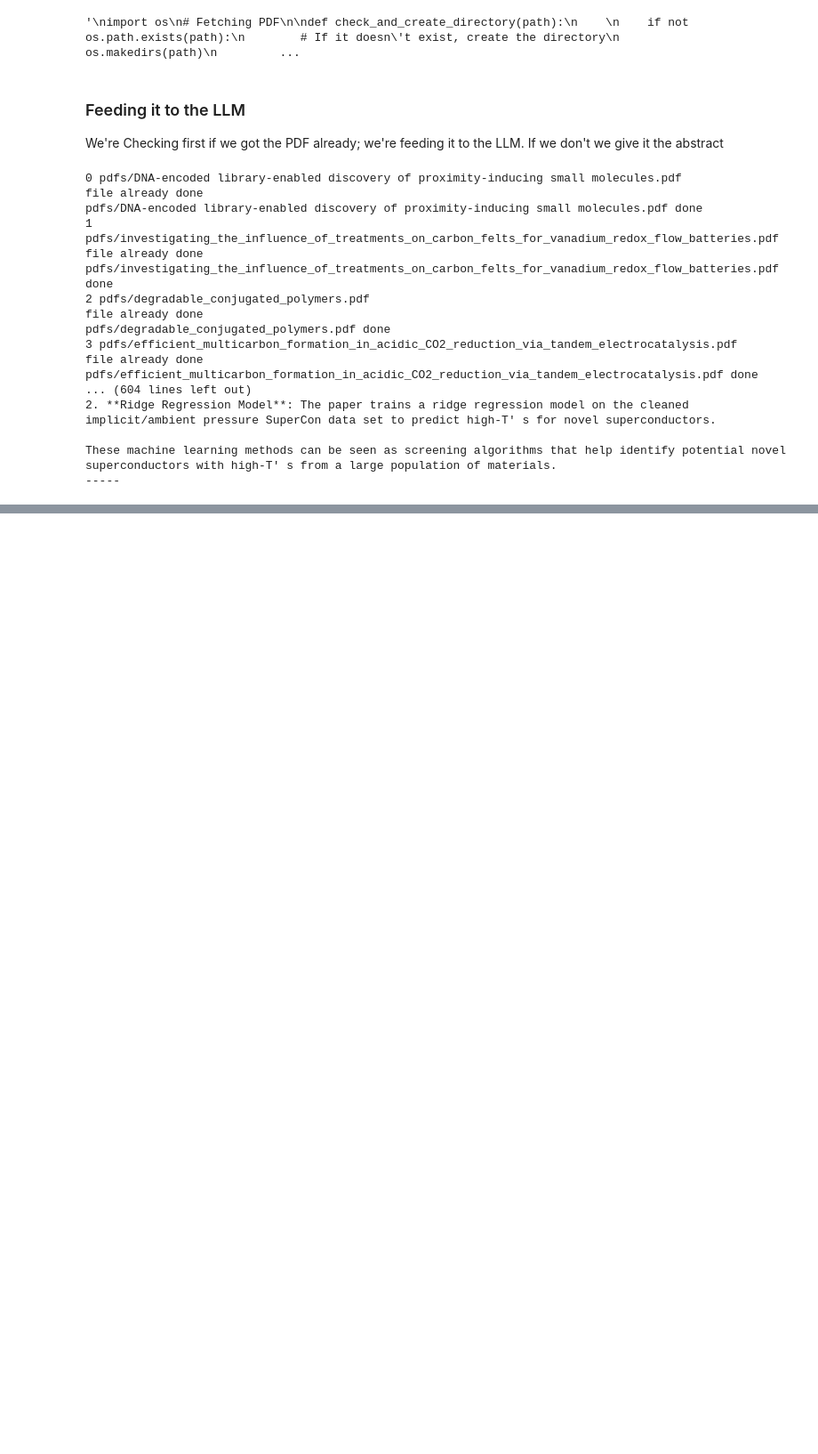
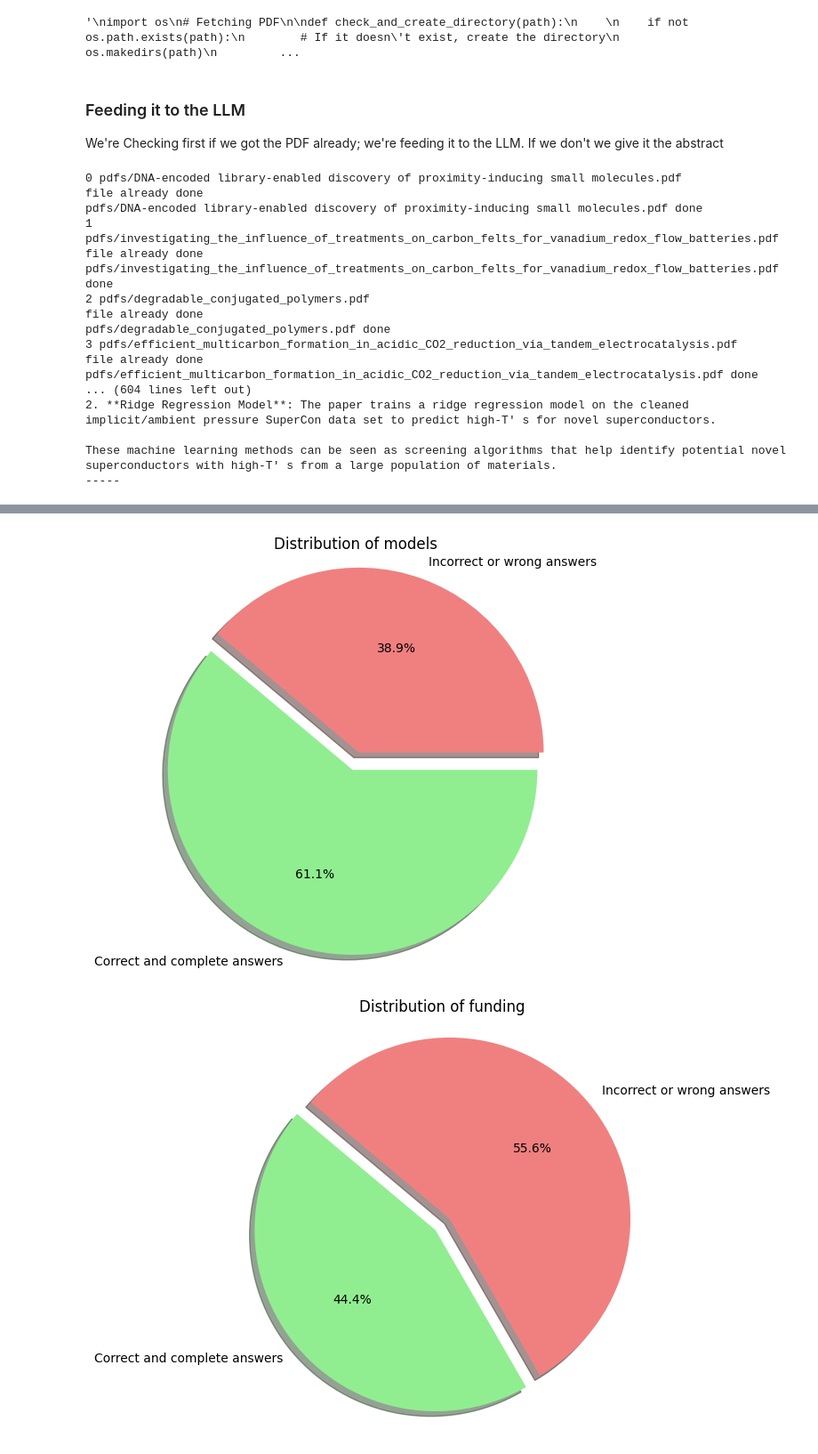
Before and after one commit to AccelerationConsortium/spock, a Jupyter notebook: examples/example.ipynb, the cells around one changed output, grey strips where cells are left out. Shown at 89% size. Drawn from its saved outputs; the diff is of its cells as text; code cells hidden in the pictures; blank space fills up the shorter version.

```diff
--- a/examples/example.ipynb
+++ b/examples/example.ipynb
@@ -547,3 +547,51 @@ pdfs/efficient_multicarbon_formation_in_acidic_CO2_reduction_via_tandem_electroc
 
 These machine learning methods can be seen as screening algorithms that help identify potential novel superconductors with high-T' s from a large population of materials.
 -----
+# %%
+!pip install matplotlib
+
+import json
+import matplotlib.pyplot as plt
+
+
+def load_json_data(json_file_path):
+    with open(json_file_path, 'r') as json_file:
+        data = json.load(json_file)
+    return data
+
+
+
+data:dict = load_json_data('benchmarking_results.json')
+data1: dict = load_json_data('benchmark_result1.json')
+
+metrics = set()
+for entry in data.values():
+    metrics.update(entry.keys())
+
+# Prepare data for each metric
+metric_data = {metric: {"Yes": 0, "No": 0} for metric in metrics}
+
+data.update(data1)
+
+for entry in data.values():
+    for metric, value in entry.items():
+        try:
+            metric_data[metric][value] += 1
+        except:
+            continue
+
+
+# Plotting pie charts
+for metric, counts in metric_data.items():
+    labels = ["Correct and complete answers","Incorrect or wrong answers"]
+    sizes = counts.values()
+    colors = ['lightgreen', 'lightcoral']
+    explode = (0.1, 0)  # explode 1st slice
+
+    plt.figure(figsize=(6, 6))
+    plt.pie(sizes, explode=explode, labels=labels, colors=colors, autopct='%1.1f%%',
+            shadow=True, startangle=140)
+    plt.axis('equal')  # Equal aspect ratio ensures that pie is drawn as a circle.
+    plt.title(f'Distribution of {metric}')
+    plt.show()
+# %% [output]
@@ -549,0 +609,2 @@ These machine learning methods can be seen as screening algorithms that help ide
+[figure, added]
+[figure, added]
```
Also changed, not shown: parts of 1 cell of this notebook, 7 other files.
